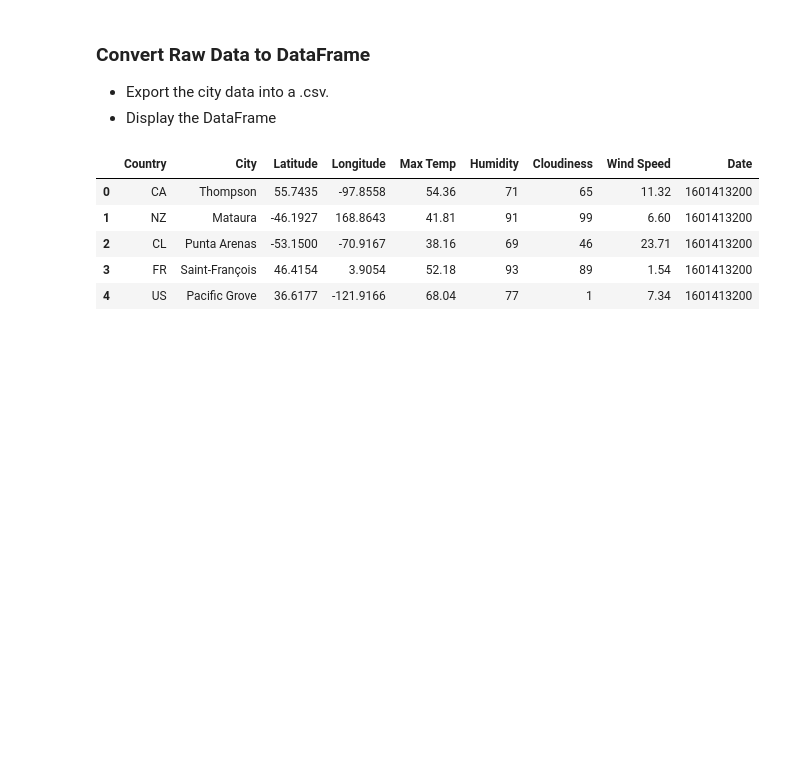
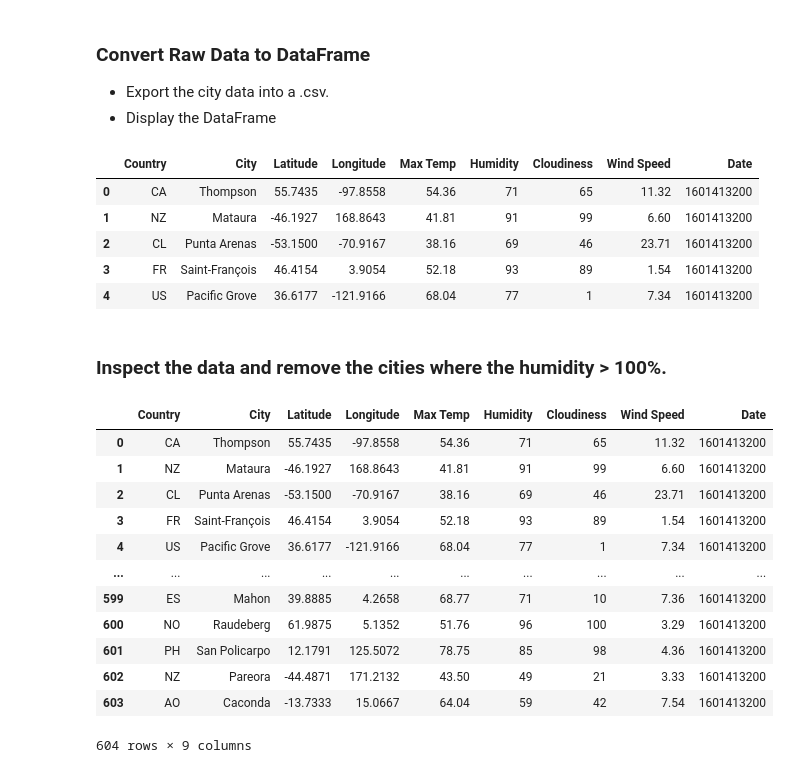
Before and after one commit to GStout17/python-api-challenge, a Jupyter notebook: WeatherPy/WeatherPy.ipynb, the cells around one changed output. Saved outputs shown, nothing was run; the diff lists cells and outputs as text; code cells hidden in the pictures; blank space fills up the shorter version.

Commit message:
Cleaned code and checked if any humidity values were >100%

```diff
--- a/WeatherPy/WeatherPy.ipynb
+++ b/WeatherPy/WeatherPy.ipynb
@@ -162,9 +162,15 @@ Please work
 - Display the DataFrame
 # %%
 # Creating dataframe
-weather_df = {"Country":country,"City": cityname,"Latitude": lat, "Longitude":lng,
-                "Max Temp":max_temp,"Humidity":humidity,"Cloudiness":cloudiness,
-                "Wind Speed":wind_speed, "Date":date}
+weather_df = {"Country":country,
+              "City": cityname,
+              "Latitude": lat,
+              "Longitude":lng,
+                "Max Temp":max_temp,
+              "Humidity":humidity,
+              "Cloudiness":cloudiness,
+                "Wind Speed":wind_speed,
+              "Date":date}
 weather_data = pd.DataFrame(weather_df)
 weather_data.head()
 # %% [output]
@@ -177,3 +183,23 @@ weather_data.head()
 # %%
 # Exporting city data into a csv
 weather_data.to_csv(r'output_data\my_weather_data.csv')
+# %% [markdown]
+### Inspect the data and remove the cities where the humidity > 100%.
+# %%
+# Created clean df however, there is no humidty value great than 100%
+clean_df = weather_data.loc[weather_data['Humidity'] <= 100]
+clean_df
+# %% [output]
+|  | Country | City | Latitude | Longitude | Max Temp | Humidity | Cloudiness | Wind Speed | Date |
+| 0 | CA | Thompson | 55.7435 | -97.8558 | 54.36 | 71 | 65 | 11.32 | 1601413200 |
+| 1 | NZ | Mataura | -46.1927 | 168.8643 | 41.81 | 91 | 99 | 6.60 | 1601413200 |
+| 2 | CL | Punta Arenas | -53.1500 | -70.9167 | 38.16 | 69 | 46 | 23.71 | 1601413200 |
+| 3 | FR | Saint-François | 46.4154 | 3.9054 | 52.18 | 93 | 89 | 1.54 | 1601413200 |
+| 4 | US | Pacific Grove | 36.6177 | -121.9166 | 68.04 | 77 | 1 | 7.34 | 1601413200 |
+| ... | ... | ... | ... | ... | ... | ... | ... | ... | ... |
+| 599 | ES | Mahon | 39.8885 | 4.2658 | 68.77 | 71 | 10 | 7.36 | 1601413200 |
+| 600 | NO | Raudeberg | 61.9875 | 5.1352 | 51.76 | 96 | 100 | 3.29 | 1601413200 |
+| 601 | PH | San Policarpo | 12.1791 | 125.5072 | 78.75 | 85 | 98 | 4.36 | 1601413200 |
+| 602 | NZ | Pareora | -44.4871 | 171.2132 | 43.50 | 49 | 21 | 3.33 | 1601413200 |
+| 603 | AO | Caconda | -13.7333 | 15.0667 | 64.04 | 59 | 42 | 7.54 | 1601413200 |
+604 rows × 9 columns
```
Also changed, not shown: parts of 1 cell of this notebook.
